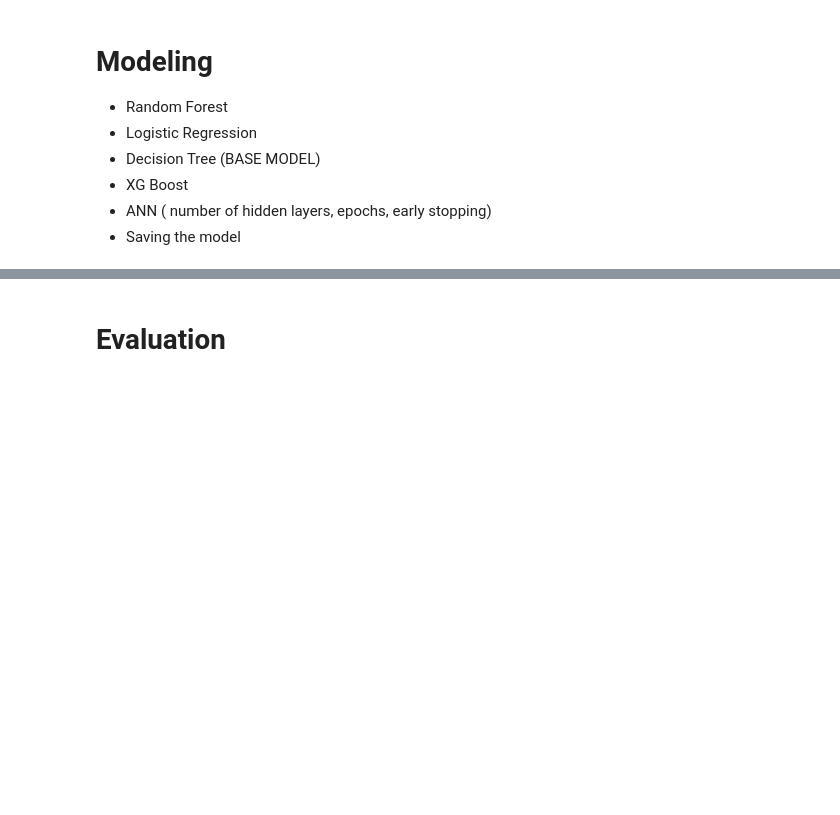
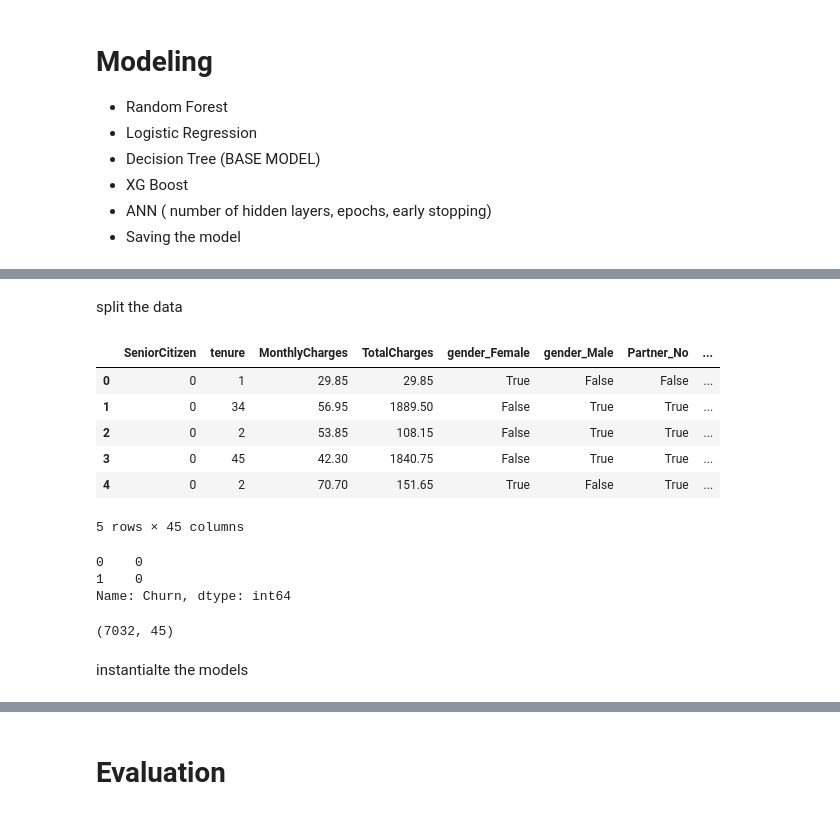
Before and after one commit to JosephRidge/DataToolDeployment101, a Jupyter notebook: notebook/app.ipynb, the cells around one changed output, grey strips where cells are left out. Saved outputs shown, nothing was run; the diff lists cells and outputs as text; code cells hidden in the pictures; blank space fills up the shorter version.

```diff
--- a/notebook/app.ipynb
+++ b/notebook/app.ipynb
@@ -377,0 +422,26 @@ df.groupby("Churn")[["tenure", "MonthlyCharges"]].mean().round(1)
+# %% [markdown]
+split the data
+# %%
+
+X = df_3.drop(columns=["Churn"])
+y = df_3.Churn
+# %%
+X.head()
+# %% [output]
+|  | SeniorCitizen | tenure | MonthlyCharges | TotalCharges | gender_Female | gender_Male | Partner_No | ... |
+| 0 | 0 | 1 | 29.85 | 29.85 | True | False | False | ... |
+| 1 | 0 | 34 | 56.95 | 1889.50 | False | True | True | ... |
+| 2 | 0 | 2 | 53.85 | 108.15 | False | True | True | ... |
+| 3 | 0 | 45 | 42.30 | 1840.75 | False | True | True | ... |
+| 4 | 0 | 2 | 70.70 | 151.65 | True | False | True | ... |
+5 rows × 45 columns
+# %%
+y.head(2)
+# %% [output]
+0    0
+1    0
+Name: Churn, dtype: int64
+# %%
+X.shape
+# %% [output]
+(7032, 45)
@@ -377,0 +455,2 @@ df.groupby("Churn")[["tenure", "MonthlyCharges"]].mean().round(1)
+# %% [markdown]
+instantialte the models
```
Also changed, not shown: parts of 20 cells of this notebook, 5 other files.
